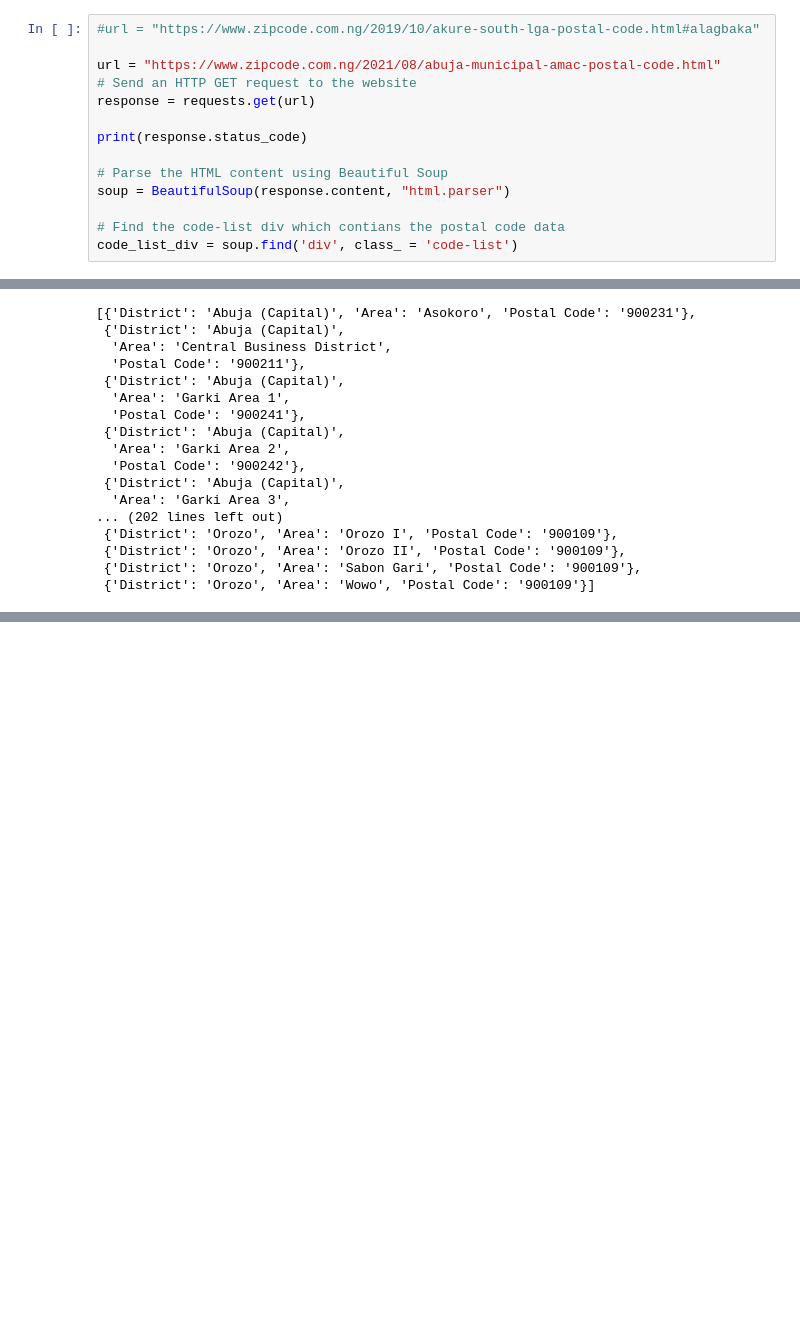
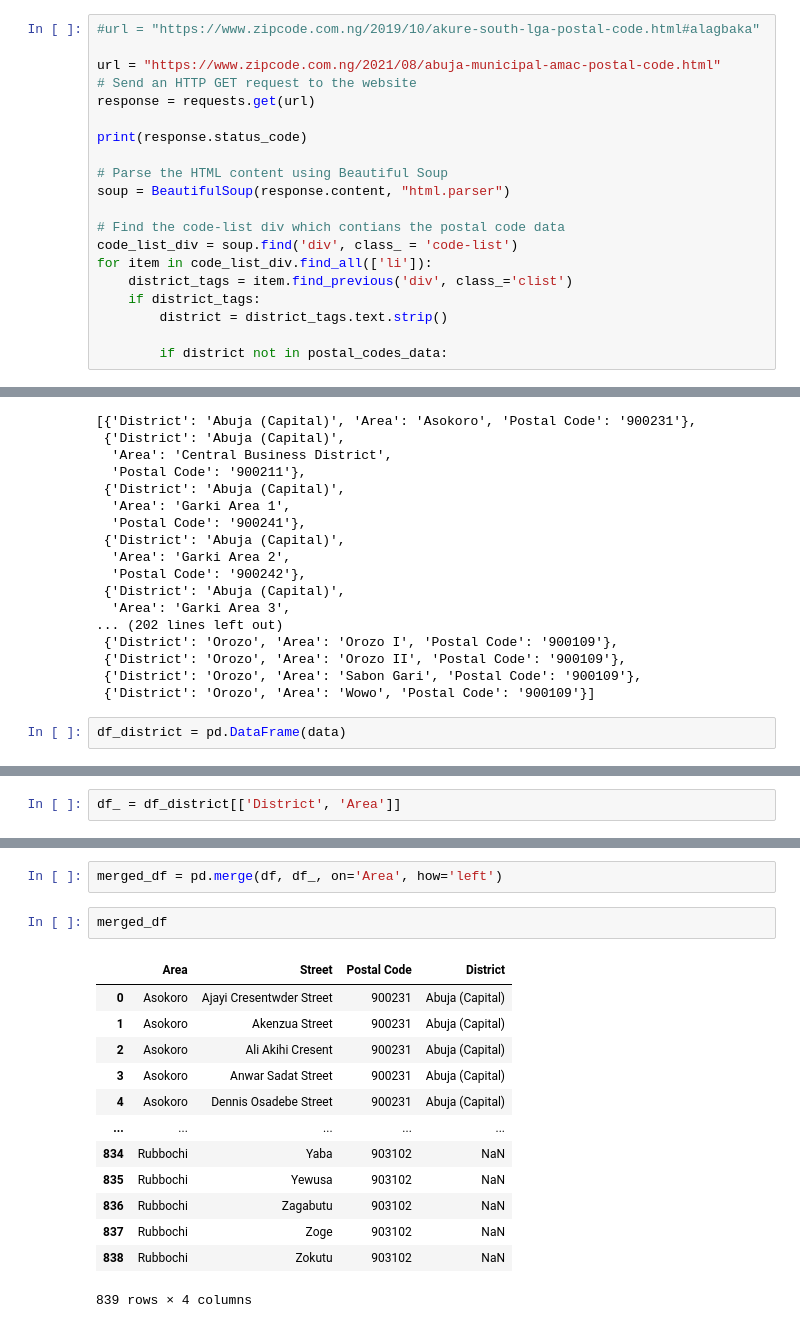
Before and after one commit to denironyx/postalcode, a Jupyter notebook: scripts/postal_code.ipynb, the cells around one changed output, grey strips where cells are left out. Cells and saved outputs as stored; diff of their text form; blank space fills up the shorter version.

```diff
--- a/scripts/postal_code.ipynb
+++ b/scripts/postal_code.ipynb
@@ -153,5 +296,11 @@ soup = BeautifulSoup(response.content, "html.parser")
 
 # Find the code-list div which contians the postal code data
 code_list_div = soup.find('div', class_ = 'code-list')
+for item in code_list_div.find_all(['li']):
+    district_tags = item.find_previous('div', class_='clist')
+    if district_tags:
+        district = district_tags.text.strip()
+
+        if district not in postal_codes_data:
 # %% [output]
 200
@@ -231,3 +366,5 @@ data
  {'District': 'Orozo', 'Area': 'Orozo II', 'Postal Code': '900109'},
  {'District': 'Orozo', 'Area': 'Sabon Gari', 'Postal Code': '900109'},
  {'District': 'Orozo', 'Area': 'Wowo', 'Postal Code': '900109'}]
+# %%
+df_district = pd.DataFrame(data)
@@ -233,0 +380,2 @@ data
+# %%
+df_ = df_district[['District', 'Area']]
@@ -233,0 +391,18 @@ data
+# %%
+merged_df = pd.merge(df, df_, on='Area', how='left')
+# %%
+merged_df
+# %% [output]
+|  | Area | Street | Postal Code | District |
+| 0 | Asokoro | Ajayi Cresentwder Street | 900231 | Abuja (Capital) |
+| 1 | Asokoro | Akenzua Street | 900231 | Abuja (Capital) |
+| 2 | Asokoro | Ali Akihi Cresent | 900231 | Abuja (Capital) |
+| 3 | Asokoro | Anwar Sadat Street | 900231 | Abuja (Capital) |
+| 4 | Asokoro | Dennis Osadebe Street | 900231 | Abuja (Capital) |
+| ... | ... | ... | ... | ... |
+| 834 | Rubbochi | Yaba | 903102 | NaN |
+| 835 | Rubbochi | Yewusa | 903102 | NaN |
+| 836 | Rubbochi | Zagabutu | 903102 | NaN |
+| 837 | Rubbochi | Zoge | 903102 | NaN |
+| 838 | Rubbochi | Zokutu | 903102 | NaN |
+839 rows × 4 columns
```
Also changed, not shown: parts of 18 cells of this notebook.
